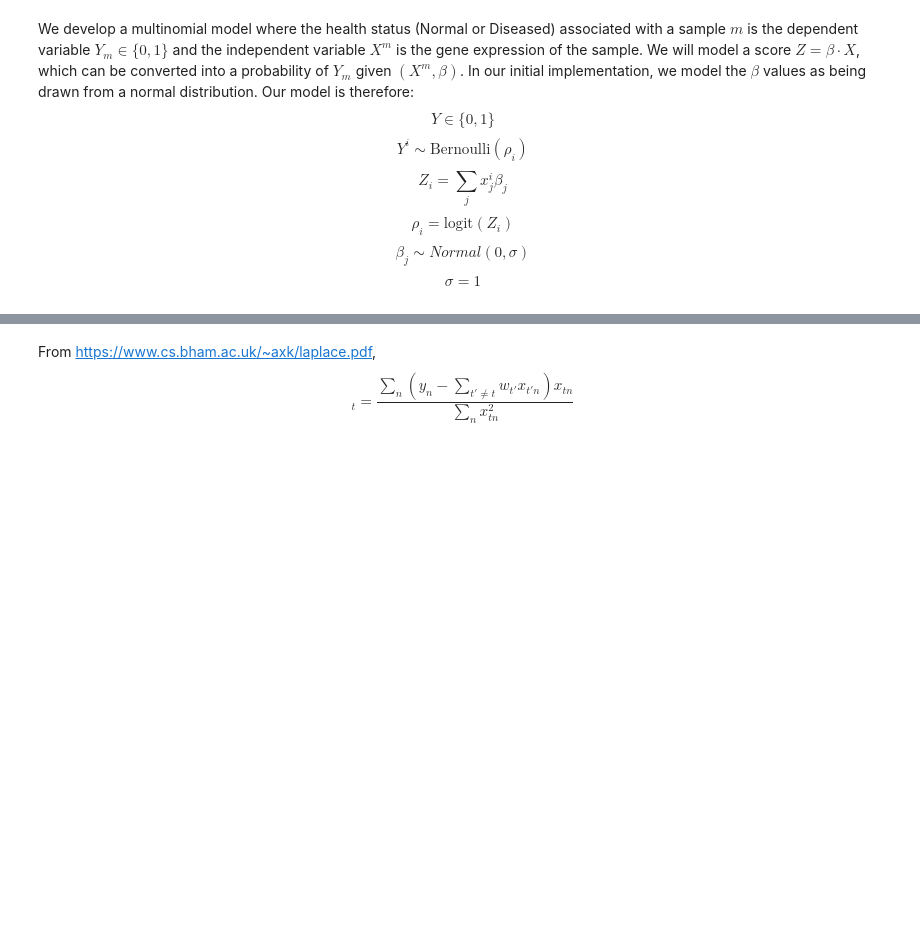
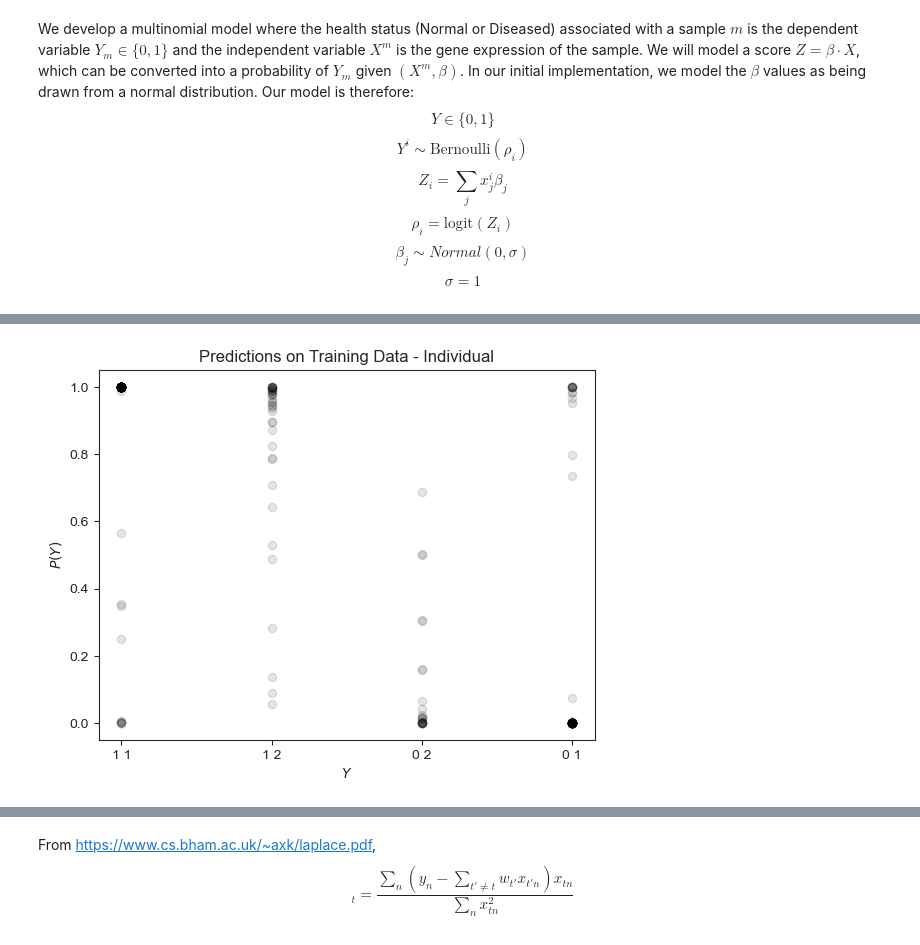
Before and after one commit to CamLunn/Bayesian-Logistic-Regression-Kidney-Disease, a Jupyter notebook: model_notebook_1.ipynb, the cells around one changed output, grey strips where cells are left out. Drawn from its saved outputs; the diff is of its cells as text; code cells hidden in the pictures; blank space fills up the shorter version.

```diff
--- a/model_notebook_1.ipynb
+++ b/model_notebook_1.ipynb
@@ -237,3 +287,17 @@ visualize_betas(suffix='_random_20', plot_suffix=' - Random')
+# %%
+# <!-- lambda ~ cauchy(0, 3);
+#   tau ~ cauchy(0, 1);
+#   for (i in 1:q) {
+#     beta[i] ~ normal(0, lambda[i] * tau);
+#   } -->
+lambda_rvs = sp.stats.cauchy.rvs(loc=0, scale=0.5, size=1000)
+tau_rvs = sp.stats.cauchy.rvs(loc=0, scale=1, size=100)
+sigma_rvs = []
+for i in range(len(tau_rvs)):
+    sigma_rvs.extend(lambda_rvs * tau_rvs[i])
+sigma_rvs = np.array(sigma_rvs)
+print(f"sigmas greater than 1: {sum(np.abs(sigma_rvs > 0.5))/len(sigma_rvs)}")
+plt.scatter([i for i in range(len(sigma_rvs))], sigma_rvs)
 # %% [markdown]
 We develop a multinomial model where the health status (Normal or Diseased) associated with a sample $m$ is the dependent variable $Y_m\in\{0,1\}$ and the independent variable $X^m$ is the gene expression of the sample. We will model a score $Z=\beta\cdot X$, which can be converted into a probability of $Y_m$ given $(X^m,\beta)$. In our initial implementation, we model the $\beta$ values as being drawn from a normal distribution. Our model is therefore:
 $$Y\in\{0, 1\}$$
@@ -242,6 +306,8 @@ $$Z_i=\sum_j x_j^i\beta_j$$
 $$\rho_i=\text{logit}\left(Z_i\right)$$
 $$\beta_j\sim Normal\left(0,\sigma\right)$$
 $$\sigma=1$$
+# %%
+base_stan_path = "/Users/ethanratliff-crain/opt/anaconda3/envs/stan/bin/cmdstan"
 # %%
 # Note: below is based on Week 9 colab: https://colab.research.google.com/drive/1itBoJq9kUBVrEAkWWnsWtMB9RSrx1tt4?usp=sharing#scrollTo=abZBuL6lH-BL
 model_code = """
@@ -339,5 +461,3 @@ model {
     }
 }
 """
-# %%
-model = stan.build(model_laplace, data={'N': len(X), 'q': len(df), 'X': X, 'Y': Y})
@@ -343,0 +506,67 @@ model = stan.build(model_laplace, data={'N': len(X), 'q': len(df), 'X': X, 'Y':
+# %%
+def visualize_results_regions(data, test_X, test_Y, test_regions, suffix='_indv', plot_suffix=''):
+    t_out = pd.read_csv(f"/Users/ethanratliff-crain/opt/anaconda3/envs/stan/bin/cmdstan/output{suffix}.csv",
+                        comment='#')
+    print(t_out.head())
+    t_betas = [[t_out[col][0] for col in t_out.columns if 'beta.1' in col],
+               [t_out[col][0] for col in t_out.columns if 'beta.2' in col],
+               [t_out[col][0] for col in t_out.columns if 'beta.3' in col]]
+
+    scaled = []
+    for i in range(len(data['X'])):
+        scaled.append(np.array(t_betas[data['region'][i]-1]) * data['X'][i][:])
+
+    # z = [t_out['alpha'][0] + sum(s) for s in scaled]
+    z = [sum(s) for s in scaled]
+    Y_tilde = np.exp(z) / (1 + np.exp(z))
+    print(len(data['Y']))
+    print(len(Y_tilde))
+    x_ax = []
+    for i in range(len(data['Y'])):
+        x_ax.append(str(data['Y'][i]) + ' ' + str(data['region'][i]))
+    plt.scatter(x_ax, Y_tilde, color='k', alpha=0.1, zorder=-10)
+    plt.ylabel(r'$P(Y)$')
+    plt.xlabel(r'$Y$')
+    plt.title(f"Predictions on Training Data{plot_suffix}")
+    plt.show()
+    print("Training accuracy:")
+    accuracy = []
+    for i in range(len(Y_tilde)):
+        if Y_tilde[i] > 0.5:
+            accuracy.append(1 if data['Y'][i] == 1 else 0)
+        else:
+            accuracy.append(1 if data['Y'][i] == 0 else 0)
+    summary_table = pd.DataFrame({'Y': data['Y'], 'P(Y)': Y_tilde, 'accuracy': accuracy, 'samples': 1})
+    s_g = summary_table.groupby('Y').sum()
+    print(s_g)
+
+
+    scaled = []
+    for i in range(len(test_X)):
+        scaled.append(np.array(t_betas[test_regions[i]-1]) * test_X[i][:])
+    # z = [t_out['alpha'][0] + sum(s) for s in scaled]
+    z = [sum(s) for s in scaled]
+    Y_tilde = np.exp(z) / (1 + np.exp(z))
+    x_ax = []
+    for i in range(len(test_Y)):
+        x_ax.append(str(test_Y[i]) + ' ' + str(test_regions[i]))
+    plt.scatter(x_ax, Y_tilde, color='k', alpha=0.1, zorder=-10)
+    plt.ylabel(r'$P(Y)$')
+    plt.xlabel(r'$Y$')
+    # plt.yscale('log')
+    plt.title(f"Predictions on Test Data{plot_suffix}")
+    plt.show()
+
+    print("Test accuracy:")
+    accuracy = []
+    for i in range(len(Y_tilde)):
+        if Y_tilde[i] > 0.5:
+            accuracy.append(1 if test_Y[i] == 1 else 0)
+        else:
+            accuracy.append(1 if test_Y[i] == 0 else 0)
+    summary_table = pd.DataFrame({'Y': test_Y, 'P(Y)': Y_tilde, 'accuracy': accuracy, 'samples': 1})
+    s_g = summary_table.groupby('Y').sum()
+    print(s_g)
+
+visualize_results_regions(data_indv, test_X_indv, test_Y_indv, test_region_indv, suffix='_indv_region', plot_suffix=' - Individual')
+# %% [output]
@@ -343,0 +588 @@ model = stan.build(model_laplace, data={'N': len(X), 'q': len(df), 'X': X, 'Y':
+[figure, added]
```
Also changed, not shown: parts of 22 cells of this notebook, 1 other file.
